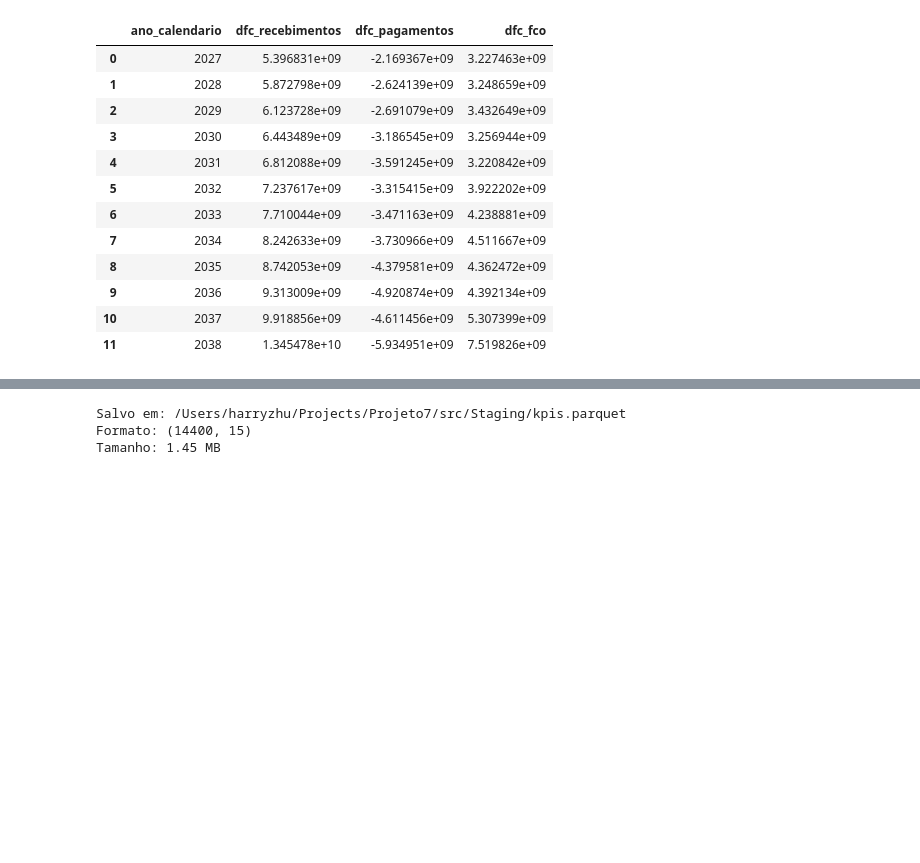
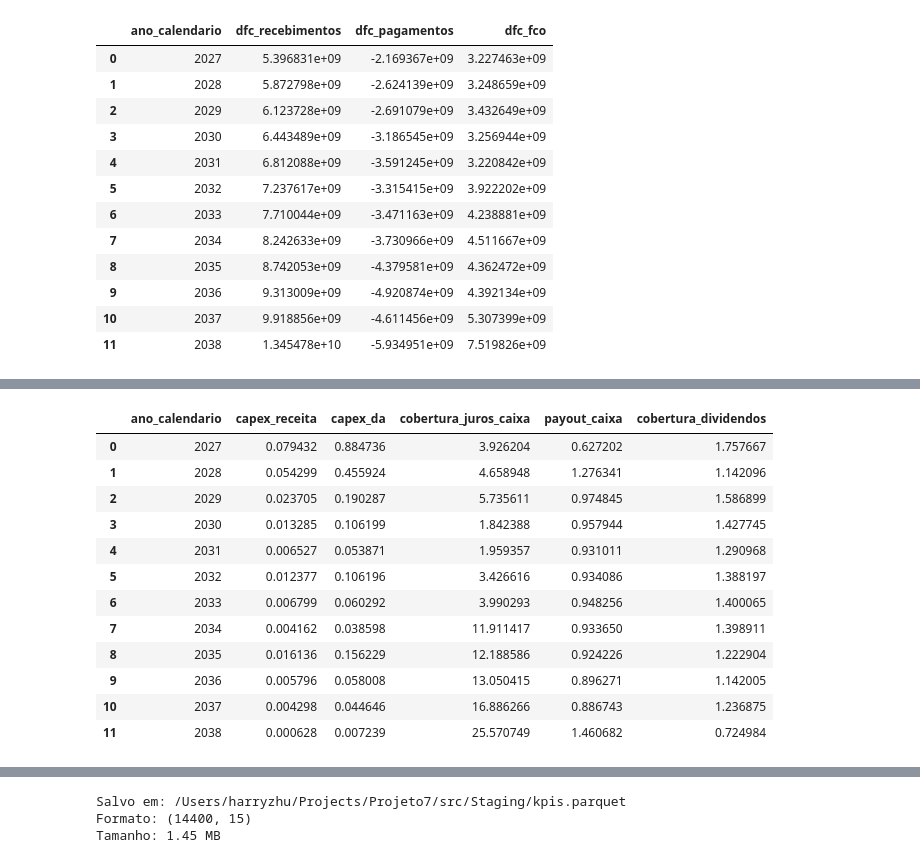
Before and after one commit to 2026-2-NCC4/Projeto7, a Jupyter notebook: src/Notebooks/kpis.ipynb, the cells around one changed output, grey strips where cells are left out. Saved outputs shown, nothing was run; the diff lists cells and outputs as text; code cells hidden in the pictures; blank space fills up the shorter version.

```diff
--- a/src/Notebooks/kpis.ipynb
+++ b/src/Notebooks/kpis.ipynb
@@ -156,0 +201,8 @@ Esta célula fica sempre por último e regrava `kpis.parquet` com todas as colun
+# %%
+kpis["taxa_conversao"] = kpis["dfc_recebimentos"] / base["dre_receita"]
+kpis["fcl"] = kpis["dfc_fco"] + kpis["dfc_investimentos"]
+kpis["fco_ebitda"] = kpis["dfc_fco"] / kpis["ebitda"]
+kpis["fco_lucro_liquido"] = kpis["dfc_fco"] / kpis["lucro_liquido"]
+
+colunas_bloco = ["ano_calendario", "taxa_conversao", "fcl", "fco_ebitda", "fco_lucro_liquido"]
+kpis[kpis["cenario"] == "Cen_00001"][colunas_bloco]
@@ -156,0 +231,35 @@ Esta célula fica sempre por último e regrava `kpis.parquet` com todas as colun
+# %%
+investimentos_pagos = kpis["dfc_investimentos"].abs()
+dividendos_pagos = kpis["dfc_dividendos"].abs()
+juros_pagos = base["flu_despesas_financeiras"].abs()
+depreciacao_amortizacao = base["dre_depreciacao_e_amortizacao"].abs()
+
+kpis["capex_receita"] = investimentos_pagos / base["dre_receita"]
+kpis["capex_da"] = investimentos_pagos / depreciacao_amortizacao
+kpis["cobertura_juros_caixa"] = kpis["dfc_fco"] / juros_pagos
+kpis["payout_caixa"] = dividendos_pagos / kpis["lucro_liquido"]
+kpis["cobertura_dividendos"] = kpis["fcl"] / dividendos_pagos.replace(0, float("nan"))
+
+colunas_bloco = [
+    "ano_calendario",
+    "capex_receita",
+    "capex_da",
+    "cobertura_juros_caixa",
+    "payout_caixa",
+    "cobertura_dividendos",
+]
+kpis[kpis["cenario"] == "Cen_00001"][colunas_bloco]
+# %% [output]
+|  | ano_calendario | capex_receita | capex_da | cobertura_juros_caixa | payout_caixa | cobertura_dividendos |
+| 0 | 2027 | 0.079432 | 0.884736 | 3.926204 | 0.627202 | 1.757667 |
+| 1 | 2028 | 0.054299 | 0.455924 | 4.658948 | 1.276341 | 1.142096 |
+| 2 | 2029 | 0.023705 | 0.190287 | 5.735611 | 0.974845 | 1.586899 |
+| 3 | 2030 | 0.013285 | 0.106199 | 1.842388 | 0.957944 | 1.427745 |
+| 4 | 2031 | 0.006527 | 0.053871 | 1.959357 | 0.931011 | 1.290968 |
+| 5 | 2032 | 0.012377 | 0.106196 | 3.426616 | 0.934086 | 1.388197 |
+| 6 | 2033 | 0.006799 | 0.060292 | 3.990293 | 0.948256 | 1.400065 |
+| 7 | 2034 | 0.004162 | 0.038598 | 11.911417 | 0.933650 | 1.398911 |
+| 8 | 2035 | 0.016136 | 0.156229 | 12.188586 | 0.924226 | 1.222904 |
+| 9 | 2036 | 0.005796 | 0.058008 | 13.050415 | 0.896271 | 1.142005 |
+| 10 | 2037 | 0.004298 | 0.044646 | 16.886266 | 0.886743 | 1.236875 |
+| 11 | 2038 | 0.000628 | 0.007239 | 25.570749 | 1.460682 | 0.724984 |
```
Also changed, not shown: parts of 12 cells of this notebook, 1 other file.
